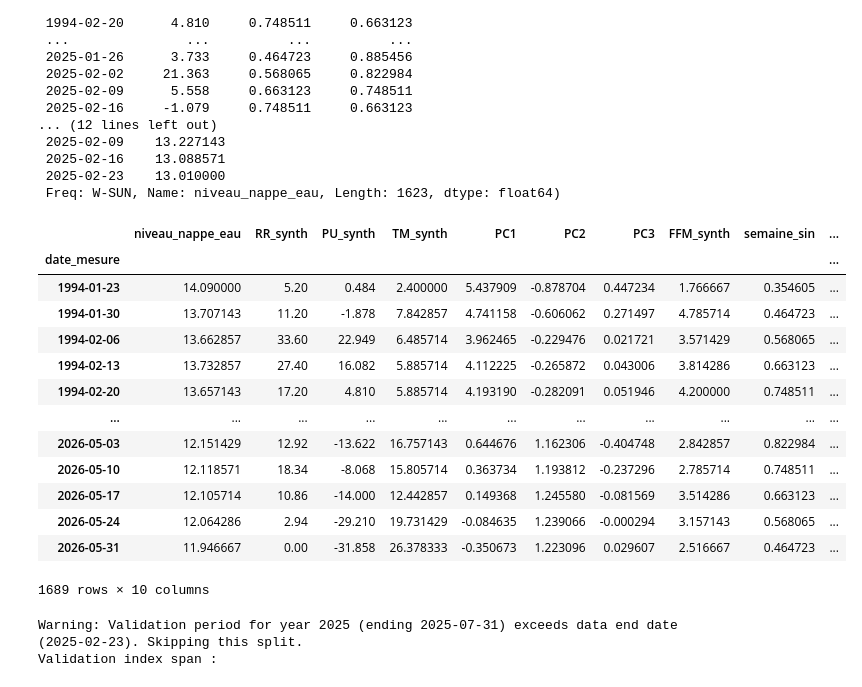
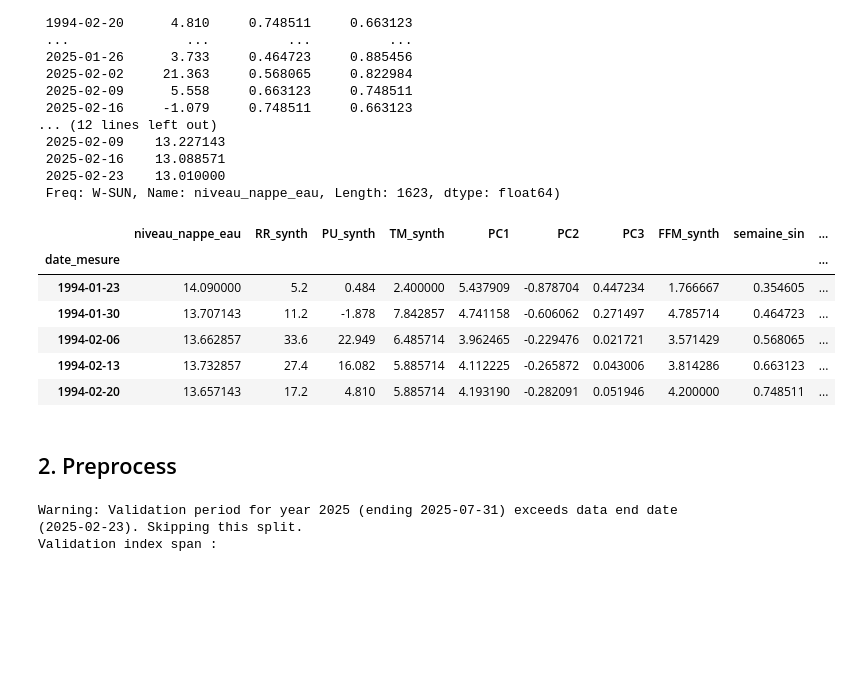
Before and after one commit to charourou/Projet_Hydrosense, a Jupyter notebook: notebooks/ML_evaluate_best_MRI.ipynb, the cells around one changed output. Drawn from its saved outputs; the diff is of its cells as text; code cells hidden in the pictures; blank space fills up the shorter version.

```diff
--- a/notebooks/ML_evaluate_best_MRI.ipynb
+++ b/notebooks/ML_evaluate_best_MRI.ipynb
@@ -89,22 +89,17 @@ X_train_df, y_train_df
  2025-02-23    13.010000
  Freq: W-SUN, Name: niveau_nappe_eau, Length: 1623, dtype: float64)
 # %%
-df_week
+df_week.head()
 # %% [output]
 |  | niveau_nappe_eau | RR_synth | PU_synth | TM_synth | PC1 | PC2 | PC3 | FFM_synth | semaine_sin | ... |
 | date_mesure |  |  |  |  |  |  |  |  |  | ... |
-| 1994-01-23 | 14.090000 | 5.20 | 0.484 | 2.400000 | 5.437909 | -0.878704 | 0.447234 | 1.766667 | 0.354605 | ... |
-| 1994-01-30 | 13.707143 | 11.20 | -1.878 | 7.842857 | 4.741158 | -0.606062 | 0.271497 | 4.785714 | 0.464723 | ... |
-| 1994-02-06 | 13.662857 | 33.60 | 22.949 | 6.485714 | 3.962465 | -0.229476 | 0.021721 | 3.571429 | 0.568065 | ... |
-| 1994-02-13 | 13.732857 | 27.40 | 16.082 | 5.885714 | 4.112225 | -0.265872 | 0.043006 | 3.814286 | 0.663123 | ... |
-| 1994-02-20 | 13.657143 | 17.20 | 4.810 | 5.885714 | 4.193190 | -0.282091 | 0.051946 | 4.200000 | 0.748511 | ... |
-| ... | ... | ... | ... | ... | ... | ... | ... | ... | ... | ... |
-| 2026-05-03 | 12.151429 | 12.92 | -13.622 | 16.757143 | 0.644676 | 1.162306 | -0.404748 | 2.842857 | 0.822984 | ... |
-| 2026-05-10 | 12.118571 | 18.34 | -8.068 | 15.805714 | 0.363734 | 1.193812 | -0.237296 | 2.785714 | 0.748511 | ... |
-| 2026-05-17 | 12.105714 | 10.86 | -14.000 | 12.442857 | 0.149368 | 1.245580 | -0.081569 | 3.514286 | 0.663123 | ... |
-| 2026-05-24 | 12.064286 | 2.94 | -29.210 | 19.731429 | -0.084635 | 1.239066 | -0.000294 | 3.157143 | 0.568065 | ... |
-| 2026-05-31 | 11.946667 | 0.00 | -31.858 | 26.378333 | -0.350673 | 1.223096 | 0.029607 | 2.516667 | 0.464723 | ... |
+| 1994-01-23 | 14.090000 | 5.2 | 0.484 | 2.400000 | 5.437909 | -0.878704 | 0.447234 | 1.766667 | 0.354605 | ... |
+| 1994-01-30 | 13.707143 | 11.2 | -1.878 | 7.842857 | 4.741158 | -0.606062 | 0.271497 | 4.785714 | 0.464723 | ... |
+| 1994-02-06 | 13.662857 | 33.6 | 22.949 | 6.485714 | 3.962465 | -0.229476 | 0.021721 | 3.571429 | 0.568065 | ... |
+| 1994-02-13 | 13.732857 | 27.4 | 16.082 | 5.885714 | 4.112225 | -0.265872 | 0.043006 | 3.814286 | 0.663123 | ... |
+| 1994-02-20 | 13.657143 | 17.2 | 4.810 | 5.885714 | 4.193190 | -0.282091 | 0.051946 | 4.200000 | 0.748511 | ... |
-1689 rows × 10 columns
+# %% [markdown]
+## 2. Preprocess
 # %%
 # TRAIN / VAL Folding
 # TODO for weekly folding
```
Also changed, not shown: parts of 14 cells of this notebook, 5 other files.
